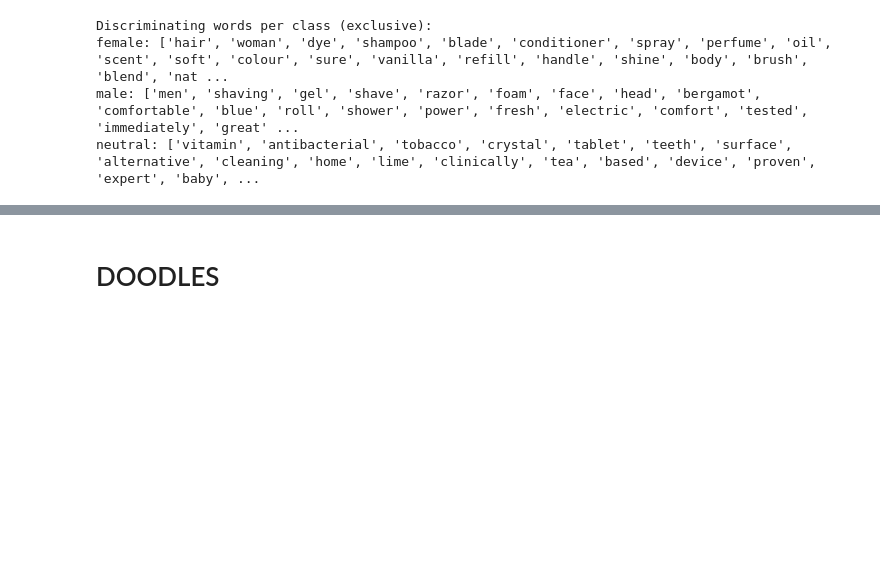
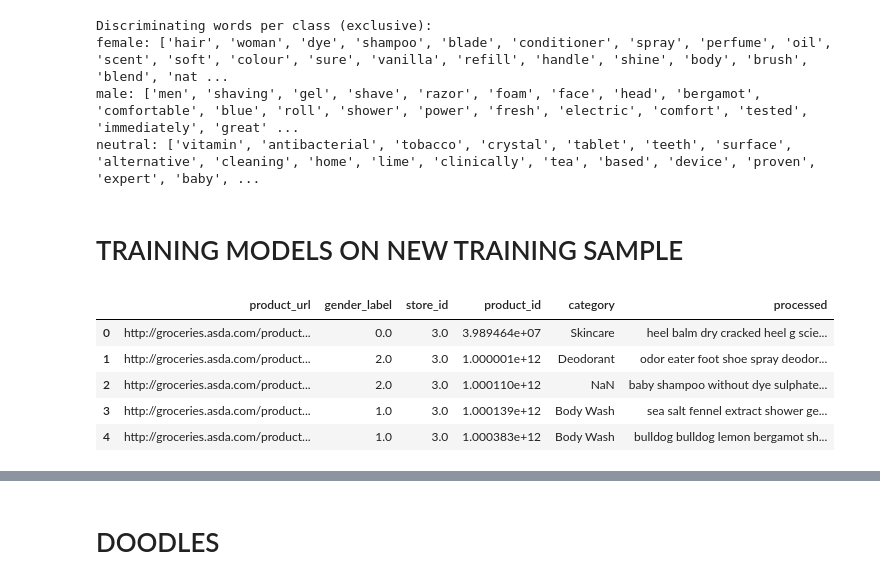
Before and after one commit to aleksandrajaremko/PP422-group-project, a Jupyter notebook: workbook_gender_from_text_aj.ipynb, the cells around one changed output, grey strips where cells are left out. Saved outputs shown, nothing was run; the diff lists cells and outputs as text; code cells hidden in the pictures; blank space fills up the shorter version.

```diff
--- a/workbook_gender_from_text_aj.ipynb
+++ b/workbook_gender_from_text_aj.ipynb
@@ -578,3 +538,5 @@ Discriminating words per class (exclusive):
 female: ['hair', 'woman', 'dye', 'shampoo', 'blade', 'conditioner', 'spray', 'perfume', 'oil', 'scent', 'soft', 'colour', 'sure', 'vanilla', 'refill', 'handle', 'shine', 'body', 'brush', 'blend', 'nat ...
 male: ['men', 'shaving', 'gel', 'shave', 'razor', 'foam', 'face', 'head', 'bergamot', 'comfortable', 'blue', 'roll', 'shower', 'power', 'fresh', 'electric', 'comfort', 'tested', 'immediately', 'great' ...
 neutral: ['vitamin', 'antibacterial', 'tobacco', 'crystal', 'tablet', 'teeth', 'surface', 'alternative', 'cleaning', 'home', 'lime', 'clinically', 'tea', 'based', 'device', 'proven', 'expert', 'baby', ...
+# %% [markdown]
+# TRAINING MODELS ON NEW TRAINING SAMPLE
@@ -580,0 +545,9 @@ neutral: ['vitamin', 'antibacterial', 'tobacco', 'crystal', 'tablet', 'teeth', '
+# %%
+training_data.head(5)
+# %% [output]
+|  | product_url | gender_label | store_id | product_id | category | processed |
+| 0 | http://groceries.asda.com/product... | 0.0 | 3.0 | 3.989464e+07 | Skincare | heel balm dry cracked heel g scie... |
+| 1 | http://groceries.asda.com/product... | 2.0 | 3.0 | 1.000001e+12 | Deodorant | odor eater foot shoe spray deodor... |
+| 2 | http://groceries.asda.com/product... | 2.0 | 3.0 | 1.000110e+12 | NaN | baby shampoo without dye sulphate... |
+| 3 | http://groceries.asda.com/product... | 1.0 | 3.0 | 1.000139e+12 | Body Wash | sea salt fennel extract shower ge... |
+| 4 | http://groceries.asda.com/product... | 1.0 | 3.0 | 1.000383e+12 | Body Wash | bulldog bulldog lemon bergamot sh... |
```
Also changed, not shown: parts of 32 cells of this notebook, 1 other file.
